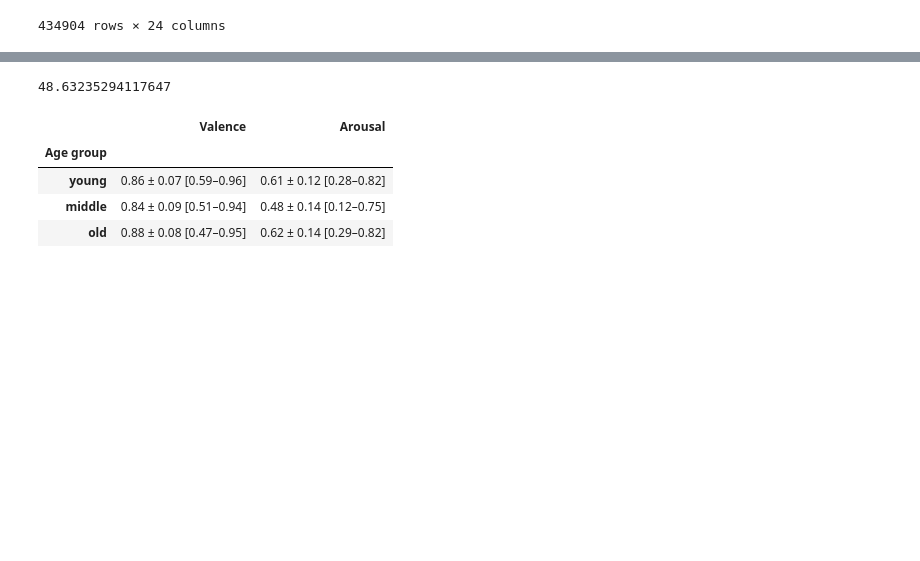
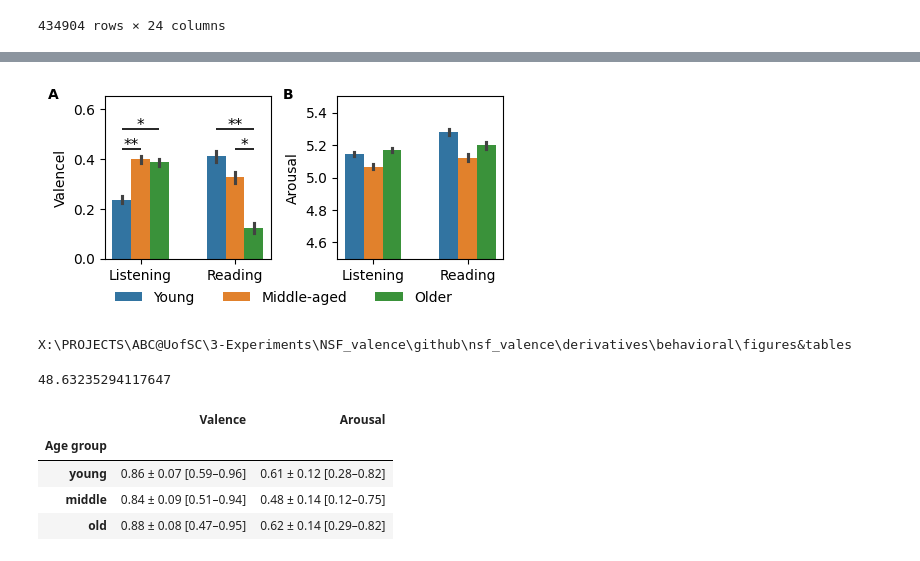
Before and after one commit to lina-usc/nsf_valence, a Jupyter notebook: scripts/Behavioral/ACII/Batch_ICC.ipynb, the cells around one changed output, grey strips where cells are left out. Drawn from its saved outputs; the diff is of its cells as text; code cells hidden in the pictures; blank space fills up the shorter version.

```diff
--- a/scripts/Behavioral/ACII/Batch_ICC.ipynb
+++ b/scripts/Behavioral/ACII/Batch_ICC.ipynb
@@ -45,5 +290,64 @@ df_ratings
 # %%
-df_ratings.l
+import itertools
+import matplotlib.pyplot as plt
+import seaborn as sns
+fig,axes = plt.subplots(nrows=1,ncols=2,figsize=(4*1.2,1.8*1.2),sharex=True)
+for ax,var,label in zip(axes.flatten(),['V','A'],['Valencel','Arousal']):
+
+    sns.barplot(df_ratings,x='modality',y=var,hue='group',ax=ax,
+                order = ['audio','text'],
+                hue_order = ['young','middle','old'],
+                width = 0.6)
+
+    text_offset = 0.015
+    if var == 'A':
+        ax.set(ylim=[4.5,5.5])
+    else:
+        ax.set(ylim=[0,0.65])
+
+
+        # ax.text(x=-0.15,y=0.4,s='*')
+        # ax.text(x=0.05,y=0.4,s='**')
+        # ax.text(x=0.1,y=0.5,s='*')
+    ax.get_legend().set_visible(False)
+
+    ax.set(ylabel = label,xlabel='')
+plt.tight_layout()
+
+
+axes[0].plot([-0.2, 0.0], [0.44,0.44], linewidth=1.2, solid_capstyle="butt", color="black")
+axes[0].text(-0.1, 0.44-text_offset, '**', ha="center", va="bottom", fontsize=11)
+
+axes[0].plot([-0.2, 0.2], [0.52,0.52], linewidth=1.2, solid_capstyle="butt", color="black")
+axes[0].text(0, 0.52-text_offset, '*', ha="center", va="bottom", fontsize=11)
+
+axes[0].plot([0.8, 1.2], [0.52,0.52], linewidth=1.2, solid_capstyle="butt", color="black")
+axes[0].text(1, 0.52-text_offset, '**', ha="center", va="bottom", fontsize=11)
+
+axes[0].plot([1, 1.2], [0.44,0.44], linewidth=1.2, solid_capstyle="butt", color="black")
+axes[0].text(1.1, 0.44-text_offset, '*', ha="center", va="bottom", fontsize=11)
+
+
+
+ax.set_xticks([0, 1])
+ax.set_xticklabels(['Listening', 'Reading'])
+
+handles, labels = ax.get_legend_handles_labels()
+new_labels_list = ['Young','Middle-aged','Older']
+
+fig.legend(handles, new_labels_list, title='',ncol=3,
+        frameon=False, loc='center', bbox_to_anchor=(0.51, 0))
+fig.text(x=0.02,y=0.92,s='A', fontweight='bold')
+fig.text(x=0.51,y=0.92,s='B', fontweight='bold')
+
+Dir_output = os.path.join(Dir_github,'derivatives','behavioral','figures&tables')
+fig.savefig(os.path.join(Dir_output,f"Fig3_barplot_lmer.jpg"),dpi=600,bbox_inches='tight')
+# %% [output]
+[figure, added]
+# %%
+print(Dir_output)
+# %% [output]
+X:\PROJECTS\ABC@UofSC\3-Experiments\NSF_valence\github\nsf_valence\derivatives\behavioral\figures&tables
 # %%
 df_ratings.loc[df_ratings['segID']==1].groupby(['narrative']).count()['group'].mean()
 # %% [output]
```
Also changed, not shown: parts of 3 cells of this notebook, 6 other files.
